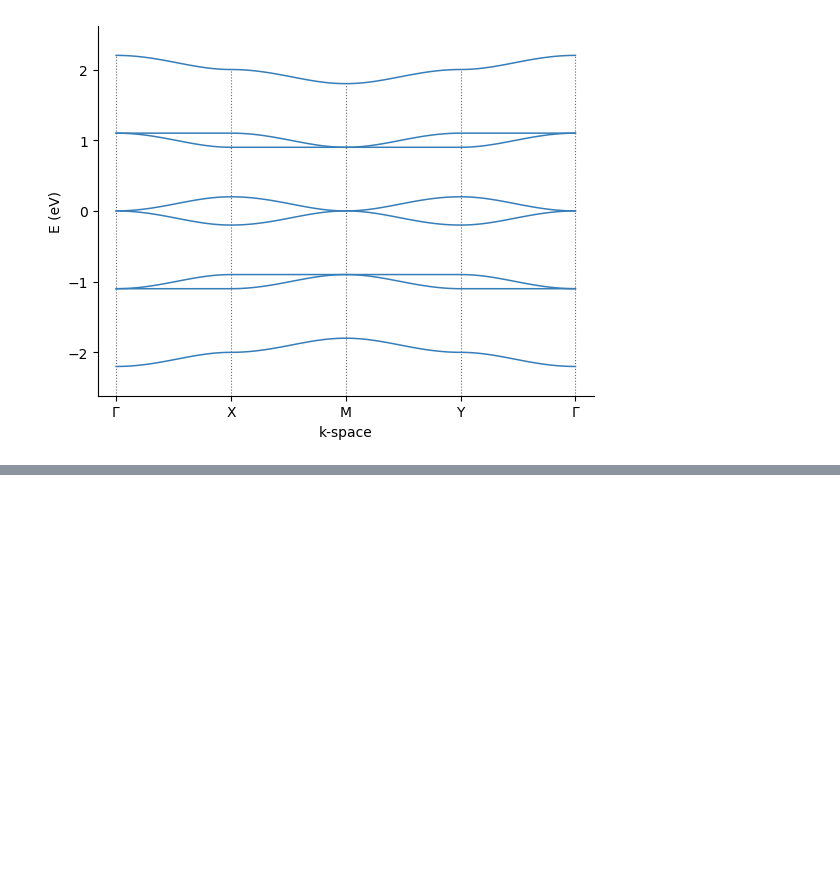
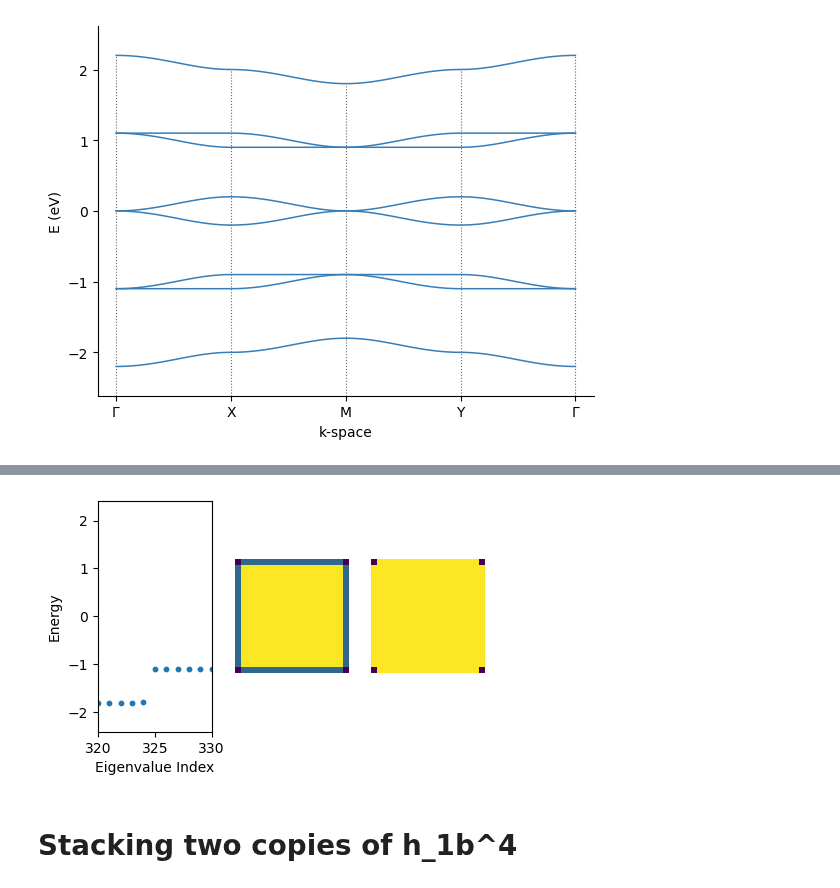
Before and after one commit to AliGhorashiCMT/Topological-Prevalence, a Jupyter notebook: Tight Binding Models/C4 Cutout Supercell.ipynb, the cells around one changed output, grey strips where cells are left out. Saved outputs shown, nothing was run; the diff lists cells and outputs as text; code cells hidden in the pictures; blank space fills up the shorter version.

```diff
--- a/Tight Binding Models/C4 Cutout Supercell.ipynb
+++ b/Tight Binding Models/C4 Cutout Supercell.ipynb
@@ -440,0 +440,30 @@ for i in range(-M, M):
+# %%
+solver = pb.solver.lapack(model)
+bands = solver.eigenvalues
+prob_gap_two = solver.calc_probability(range(0, 3*(2*cladding+1)**2-3))
+prob_gap_one = solver.calc_probability(range(0, 324))
+# %%
+dat_gap_one = np.array([])
+for i in range(0, int(prob_gap_one.num_sites/8)):
+    dat_gap_one = np.append(dat_gap_one, sum(prob_gap_one.data[i*8:8*(i+1)]) - 3)
+dat_gap_two = np.array([])
+for i in range(0, int(prob_gap_two.num_sites/8)):
+    dat_gap_two = np.append(dat_gap_two, sum(prob_gap_two.data[i*8:8*(i+1)]) - 1)
+# %%
+fig = plt.figure(figsize=(5,3))
+fig.add_subplot(1, 3, 1)
+plt.xlabel("Eigenvalue Index")
+plt.ylabel("Energy")
+plt.scatter(range(1, np.size(bands)+1), bands, s=10)
+plt.xlim(320, 330)
+#plt.xlim(3*(2*cladding+1)**2-10, 3*(2*cladding+1)**2);
+fig.add_subplot(1, 3, 2)
+plt.imshow(np.reshape(dat_gap_one, (2*cladding+1, 2*cladding+1)))
+plt.gca().axis('off');
+fig.add_subplot(1, 3, 3)
+plt.imshow(np.reshape(dat_gap_two, (2*cladding+1, 2*cladding+1)))
+plt.gca().axis('off');
+# %% [output]
+[figure, added]
+# %% [markdown]
+# Stacking two copies of h_1b^4
```
Also changed, not shown: parts of 80 cells of this notebook.
